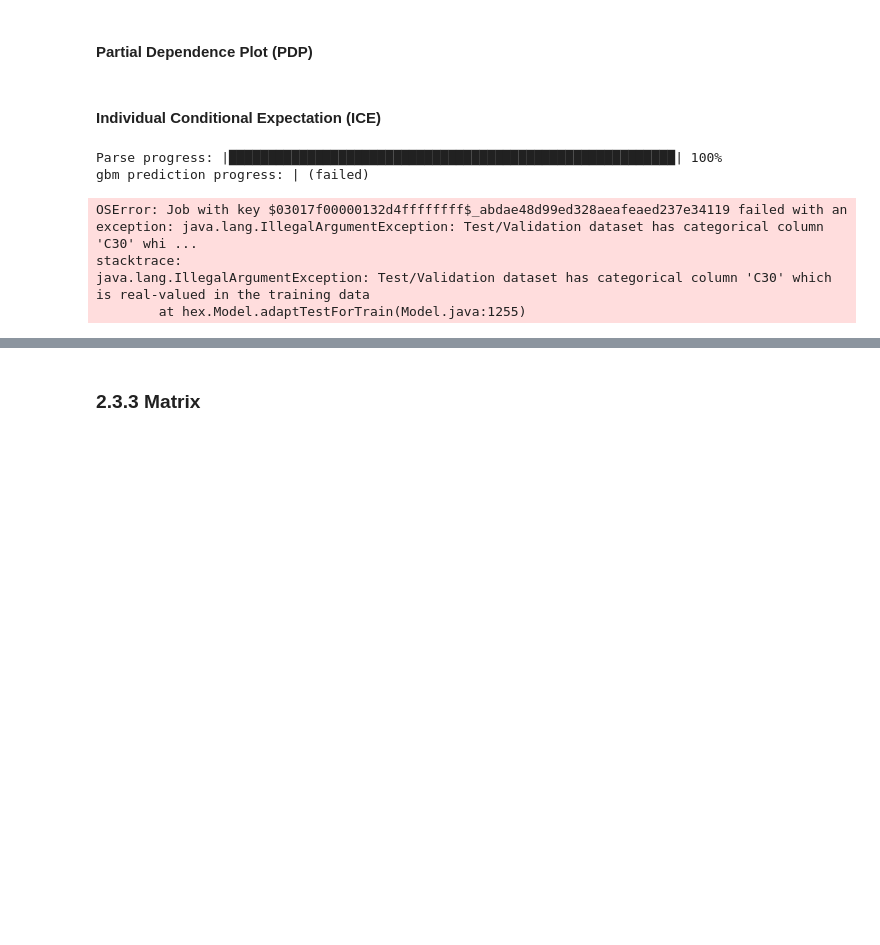
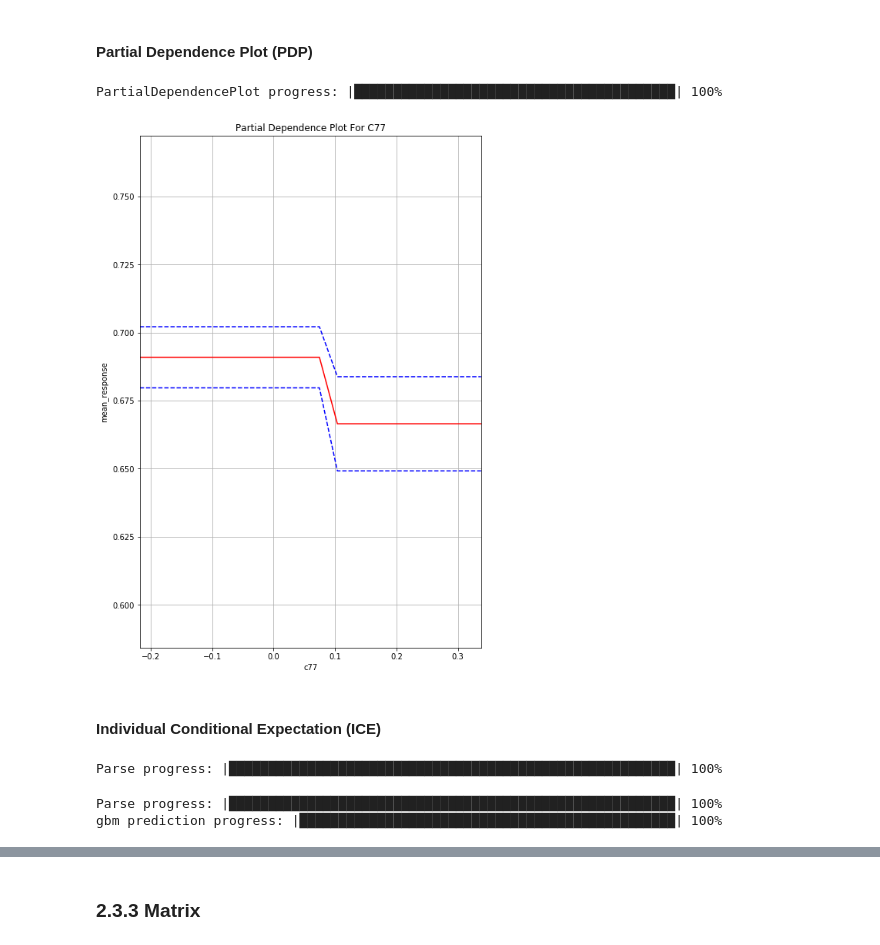
Before and after one commit to MandyMY/AI-Addin, a Jupyter notebook: notebook/yelp.ipynb, the cells around one changed output, grey strips where cells are left out. Cells and saved outputs as stored; diff of their text form; code cells hidden in the pictures; blank space fills up the shorter version.

```diff
--- a/notebook/yelp.ipynb
+++ b/notebook/yelp.ipynb
@@ -449,6 +562,9 @@ surrogate.varimp_plot()
 # %% [markdown]
 #### Partial Dependence Plot (PDP)
 # %%
-pdp_word_vecs = surrogate.partial_plot(data = ext_train, cols = ["C57"])
+pdp_word_vecs = surrogate.partial_plot(data = ext_train, cols = ["C77"])
+# %% [output]
+PartialDependencePlot progress: |█████████████████████████████████████████| 100%
+[figure, added]
 # %% [markdown]
 #### Individual Conditional Expectation (ICE)
@@ -457,10 +571,10 @@ ext_test_dice = ext_test.sort('C57')
+# %%
+ext_train_dice = h2o.H2OFrame(ext_train.as_data_frame().iloc[::30])
+# %% [output]
+Parse progress: |█████████████████████████████████████████████████████████| 100%
 # %%
-C57_ice_df = ice(data=ext_test_dice, column='C57', model=surrogate)
+C77_ice_df = ice(data=ext_train_dice, column='C77', model=surrogate)
 # %% [output]
 Parse progress: |█████████████████████████████████████████████████████████| 100%
-gbm prediction progress: | (failed)
+gbm prediction progress: |████████████████████████████████████████████████| 100%
-OSError: Job with key $03017f00000132d4ffffffff$_abdae48d99ed328aeafeaed237e34119 failed with an exception: java.lang.IllegalArgumentException: Test/Validation dataset has categorical column 'C30' whi ...
-stacktrace:
-java.lang.IllegalArgumentException: Test/Validation dataset has categorical column 'C30' which is real-valued in the training data
-        at hex.Model.adaptTestForTrain(Model.java:1255)
 # %%
```
Also changed, not shown: parts of 42 cells of this notebook, 6 other files.
